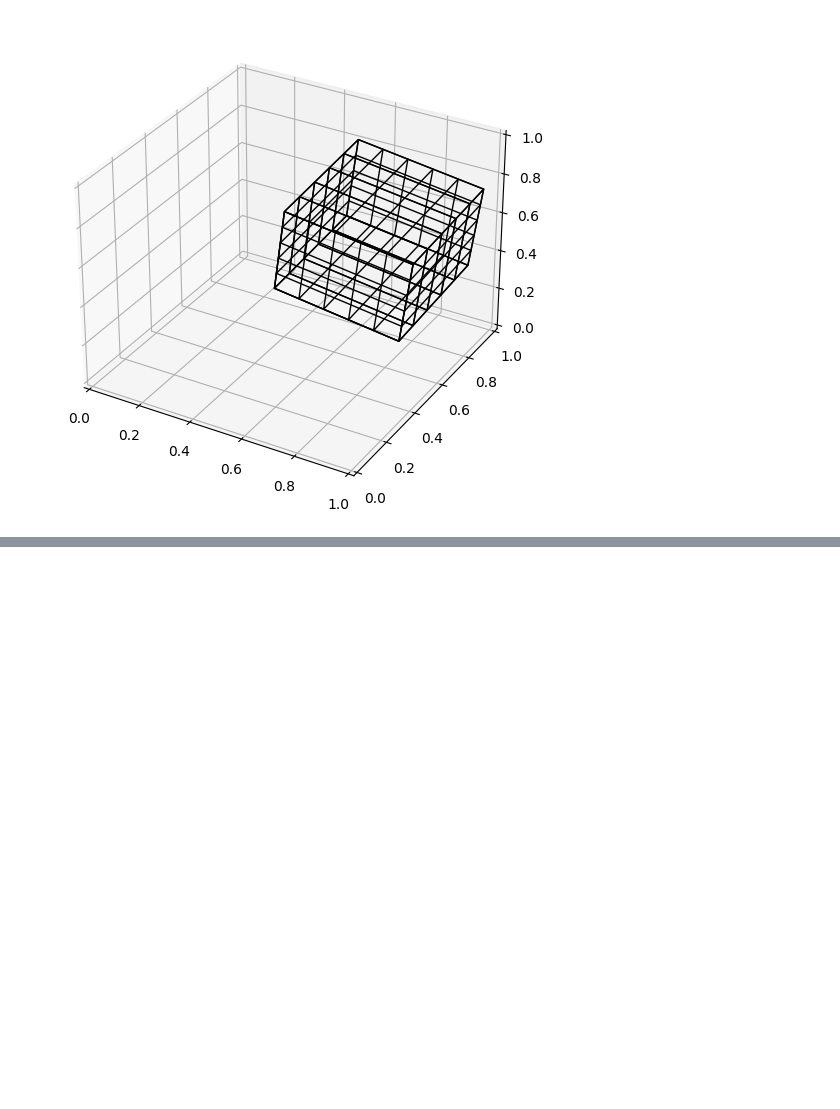
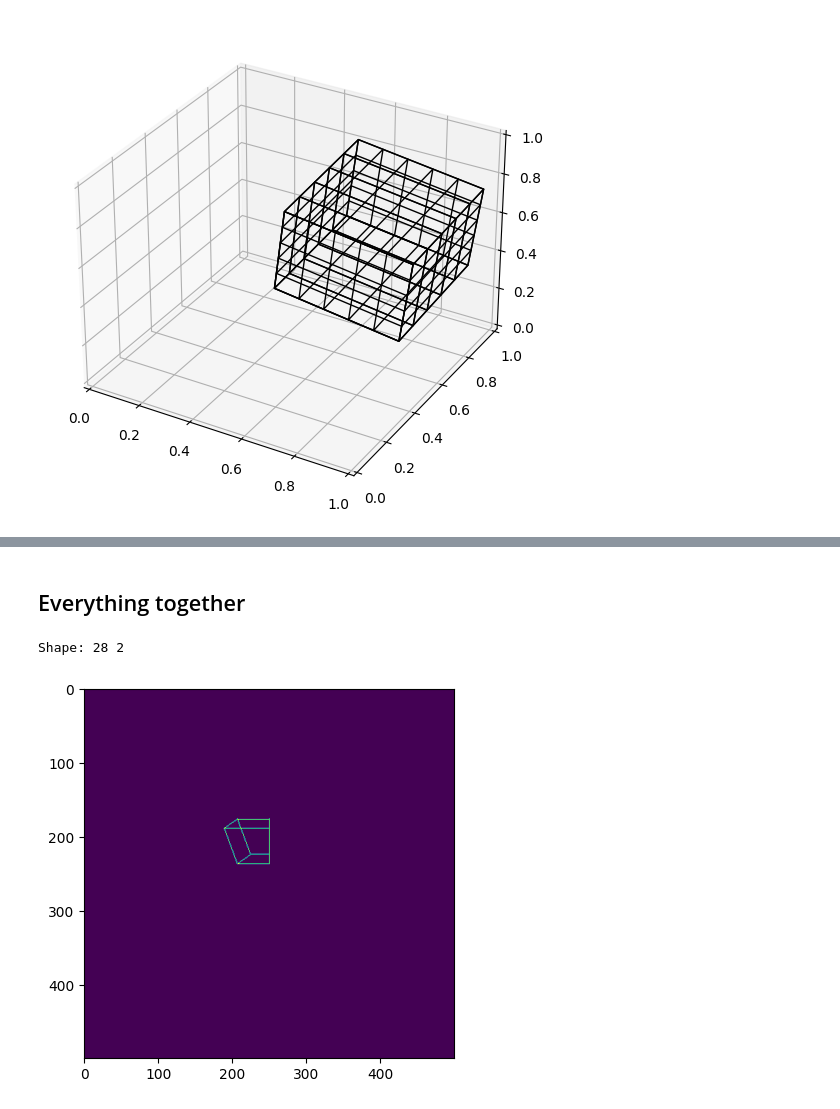
Before and after one commit to Beloin/PythonGraphicLibrary, a Jupyter notebook: camera_tests.ipynb, the cells around one changed output, grey strips where cells are left out. Drawn from its saved outputs; the diff is of its cells as text; code cells hidden in the pictures; blank space fills up the shorter version.

```diff
--- a/camera_tests.ipynb
+++ b/camera_tests.ipynb
@@ -135,0 +137,37 @@ Shape: 28 2
+# %% [markdown]
+## Everything together
+# %%
+# Setup Camera
+at = (0, 0, 0)
+eye = (10, 0, 10)
+
+# eye = transformation.rotate(eye, (1, 1, 1))
+camera = cam.get_camera(at, eye)
+
+edges = wireframe.cube(.5, res=.1)
+
+edges = transformation.scale_interval(edges, (0, 20))  # Camera is between 0 and 20
+edges = cam.edges_to_camera(edges, camera, eye)
+edges = transformation.scale_interval(edges, (-1, 1), (0, 20))  # The raster representation is between -1 and 1
+
+# Trans
+edges = transformation.rotate_edges(edges, (0, 0, 0))
+edges = transformation.translate_edges(edges, (0, 0, 0))
+edges = transformation.scale_edges(edges, (1, 1, 1))
+
+scale_x, scale_y = (500, 500)
+scale = (scale_x, scale_y)
+
+new_edges = persp.perspective_edges(edges, eye, scale)
+# new_edges = edges
+print("Shape:", len(new_edges), len(new_edges[0]))
+
+mx = [[0 for _ in range(scale_x)] for _ in range(scale_y)]
+pts = draw_edge_list(new_edges, scale)
+insert_points(mx, pts)
+
+plt.imshow(convert_img(mx))
+plt.show()
+# %% [output]
+Shape: 28 2
+[figure, added]
```
Also changed, not shown: parts of 6 cells of this notebook, 2 other files.
